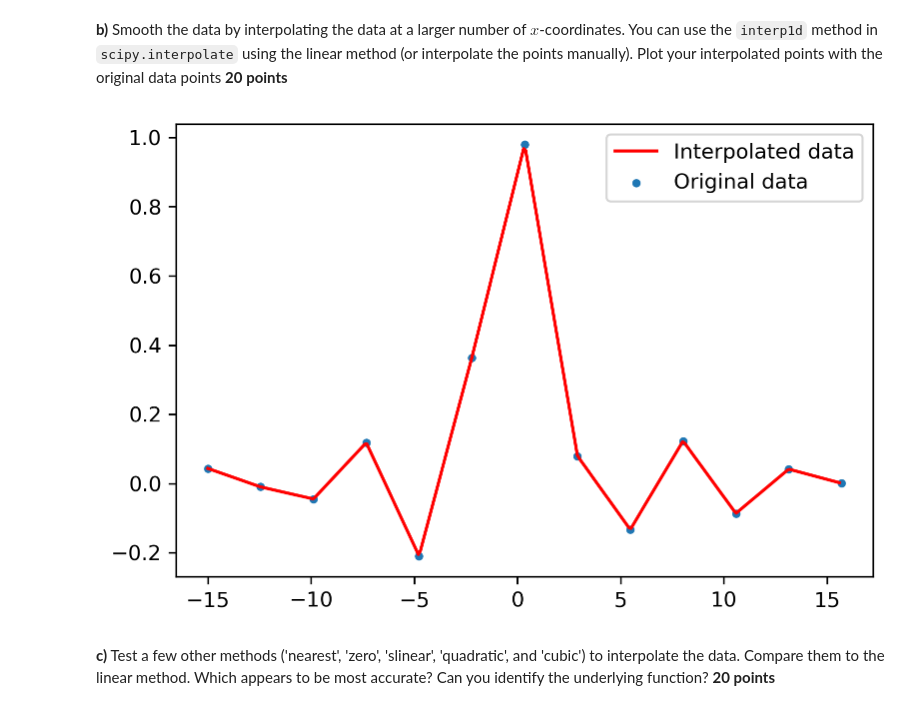
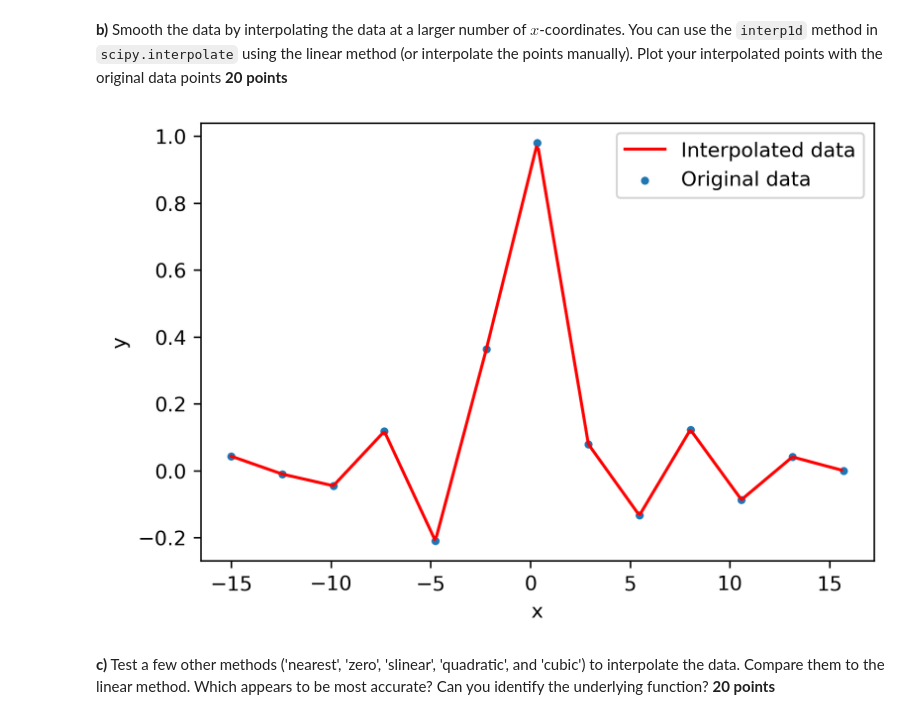
Before and after one commit to tomcarron/data_analysis_in_astro, a Jupyter notebook: exercise11/exercise_11_problems.ipynb, the cells around one changed output. Saved outputs shown, nothing was run; the diff lists cells and outputs as text; code cells hidden in the pictures.

```diff
--- a/exercise11/exercise_11_problems.ipynb
+++ b/exercise11/exercise_11_problems.ipynb
@@ -42,17 +44,19 @@ plt.savefig("plots/xy.png",dpi=300,bbox_inches="tight")
 # %%
 #generate interpolated function
 f=scipy.interpolate.interp1d(x,y,kind="linear")
 #dummy x-values for interpolation
 xnew=np.arange(np.min(x),np.max(x),0.1)
 #interpolated y-values
 ynew=f(xnew)
 #plot the interpolated points with the original data points
 plt.figure()
 plt.plot(xnew,ynew,'-',color='red',label='Interpolated data')
 plt.scatter(x,y,s=9,label='Original data')
+plt.xlabel("x")
+plt.ylabel("y")
 plt.legend()
 plt.savefig("plots/interp.png",dpi=300,bbox_inches="tight")
 # %% [output]
-[figure, old version]
+[figure, new version]
 # %% [markdown]
 **c)** Test a few other methods ('nearest', 'zero', 'slinear', 'quadratic', and 'cubic') to interpolate the data. Compare them to the linear method. Which appears to be most accurate? Can you identify the underlying function? **20 points**
```
Also changed, not shown: parts of 7 cells of this notebook, 3 other files.
